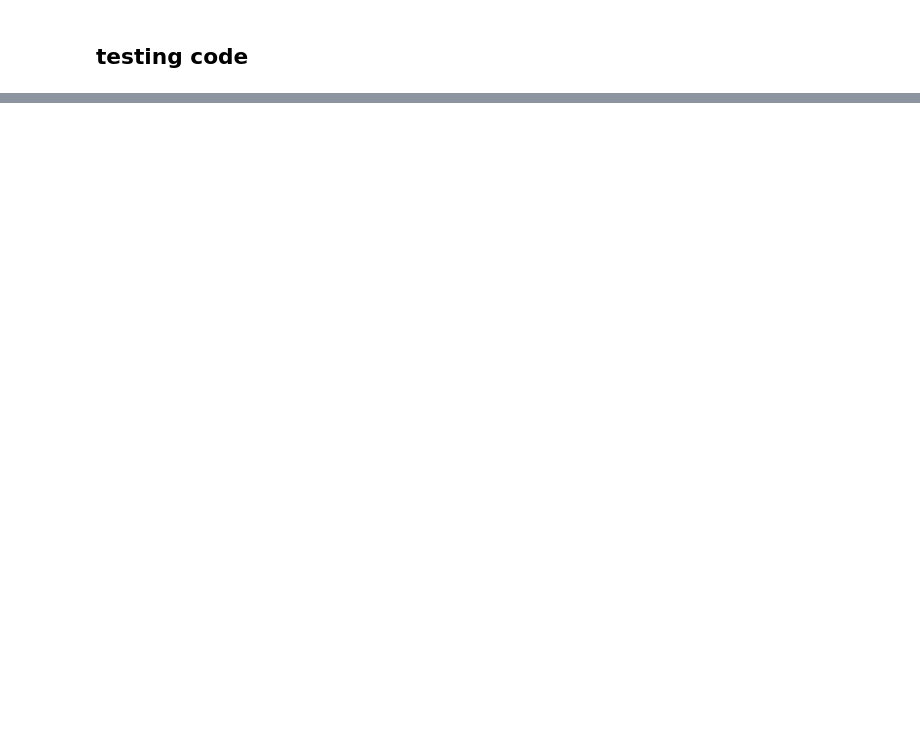
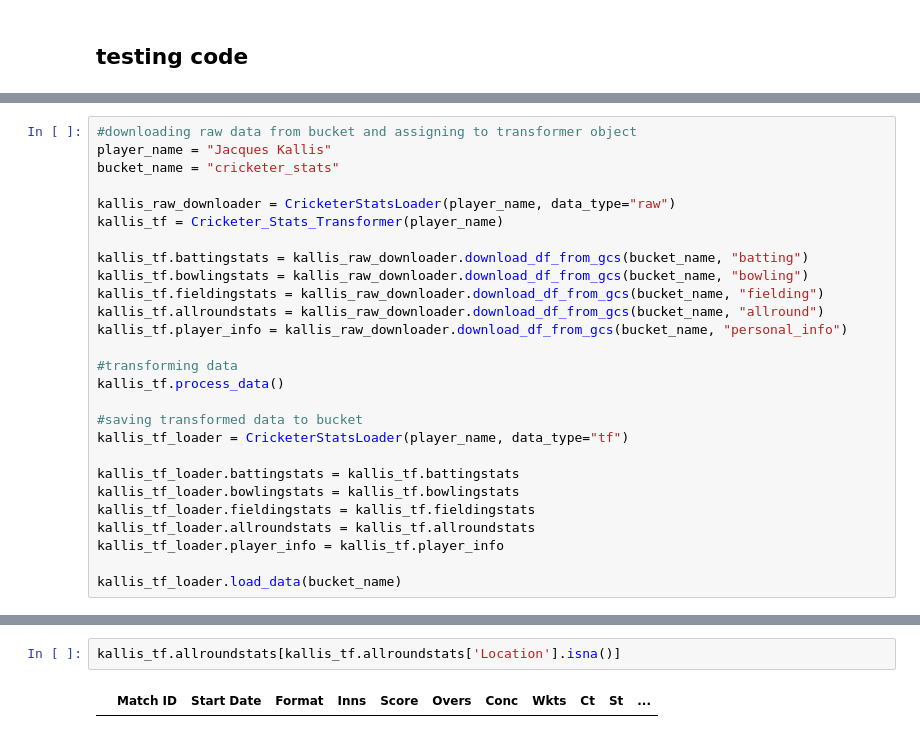
Before and after one commit to yashj1301/cricketer-stats, a Jupyter notebook: notebooks/check.ipynb, the cells around one changed output, grey strips where cells are left out. Drawn from its saved outputs; the diff is of its cells as text; blank space fills up the shorter version.

```diff
--- a/notebooks/check.ipynb
+++ b/notebooks/check.ipynb
@@ -582,0 +756,27 @@ virat_tf_loader.load_data(bucket_name)
+# %%
+#downloading raw data from bucket and assigning to transformer object
+player_name = "Jacques Kallis"
+bucket_name = "cricketer_stats"
+
+kallis_raw_downloader = CricketerStatsLoader(player_name, data_type="raw")
+kallis_tf = Cricketer_Stats_Transformer(player_name)
+
+kallis_tf.battingstats = kallis_raw_downloader.download_df_from_gcs(bucket_name, "batting")
+kallis_tf.bowlingstats = kallis_raw_downloader.download_df_from_gcs(bucket_name, "bowling")
+kallis_tf.fieldingstats = kallis_raw_downloader.download_df_from_gcs(bucket_name, "fielding")
+kallis_tf.allroundstats = kallis_raw_downloader.download_df_from_gcs(bucket_name, "allround")
+kallis_tf.player_info = kallis_raw_downloader.download_df_from_gcs(bucket_name, "personal_info")
+
+#transforming data
+kallis_tf.process_data()
+
+#saving transformed data to bucket
+kallis_tf_loader = CricketerStatsLoader(player_name, data_type="tf")
+
+kallis_tf_loader.battingstats = kallis_tf.battingstats
+kallis_tf_loader.bowlingstats = kallis_tf.bowlingstats
+kallis_tf_loader.fieldingstats = kallis_tf.fieldingstats
+kallis_tf_loader.allroundstats = kallis_tf.allroundstats
+kallis_tf_loader.player_info = kallis_tf.player_info
+
+kallis_tf_loader.load_data(bucket_name)
@@ -582,0 +1053,4 @@ virat_tf_loader.load_data(bucket_name)
+# %%
+kallis_tf.allroundstats[kallis_tf.allroundstats['Location'].isna()]
+# %% [output]
+|  | Match ID | Start Date | Format | Inns | Score | Overs | Conc | Wkts | Ct | St | ... |
```
Also changed, not shown: parts of 23 cells of this notebook.
